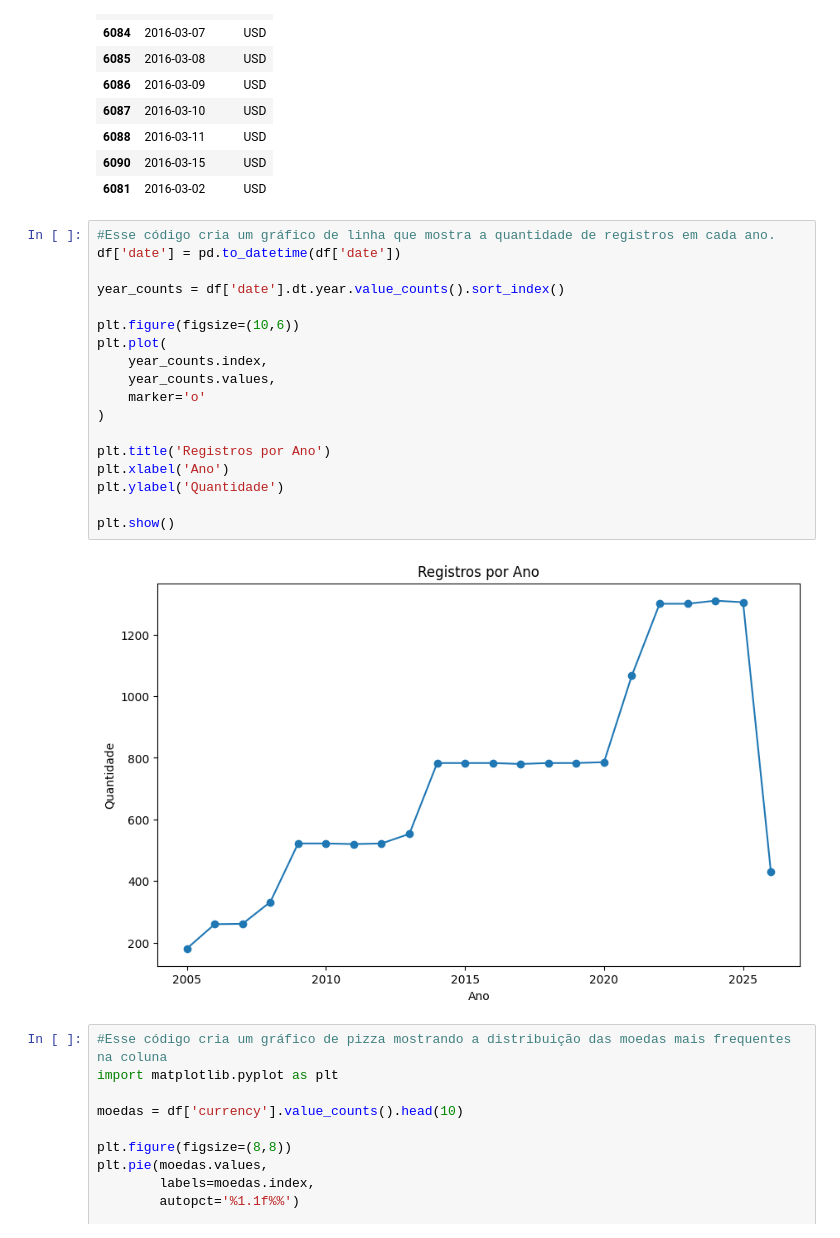
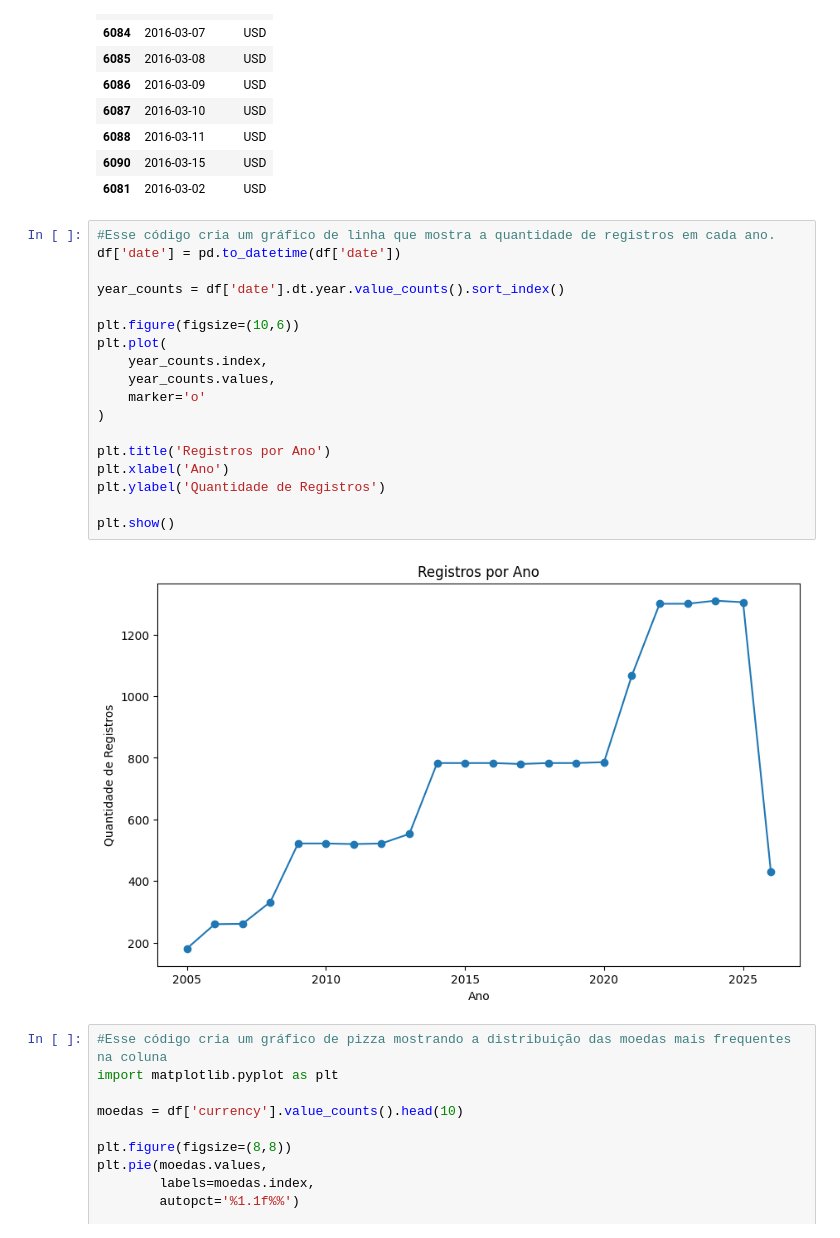
Before and after one commit to kaiqueoliveira327-cyber/Analise-de-Dados-Pre-o-Carbono, a Jupyter notebook: Analise_de_dados.ipynb, the cells around one changed output. Saved outputs shown, nothing was run; the diff lists cells and outputs as text.

```diff
--- a/Analise_de_dados.ipynb
+++ b/Analise_de_dados.ipynb
@@ -142,23 +142,23 @@ df.sort_values('currency', ascending=False).head(10)
 # %%
 #Esse código cria um gráfico de linha que mostra a quantidade de registros em cada ano.
 df['date'] = pd.to_datetime(df['date'])
 
 year_counts = df['date'].dt.year.value_counts().sort_index()
 
 plt.figure(figsize=(10,6))
 plt.plot(
     year_counts.index,
     year_counts.values,
     marker='o'
 )
 
 plt.title('Registros por Ano')
 plt.xlabel('Ano')
-plt.ylabel('Quantidade')
+plt.ylabel('Quantidade de Registros')
 
 plt.show()
 # %% [output]
-[figure, old version]
+[figure, new version]
 # %%
 #Esse código cria um gráfico de pizza mostrando a distribuição das moedas mais frequentes na coluna
 import matplotlib.pyplot as plt
```
Also changed, not shown: parts of 1 cell of this notebook.
